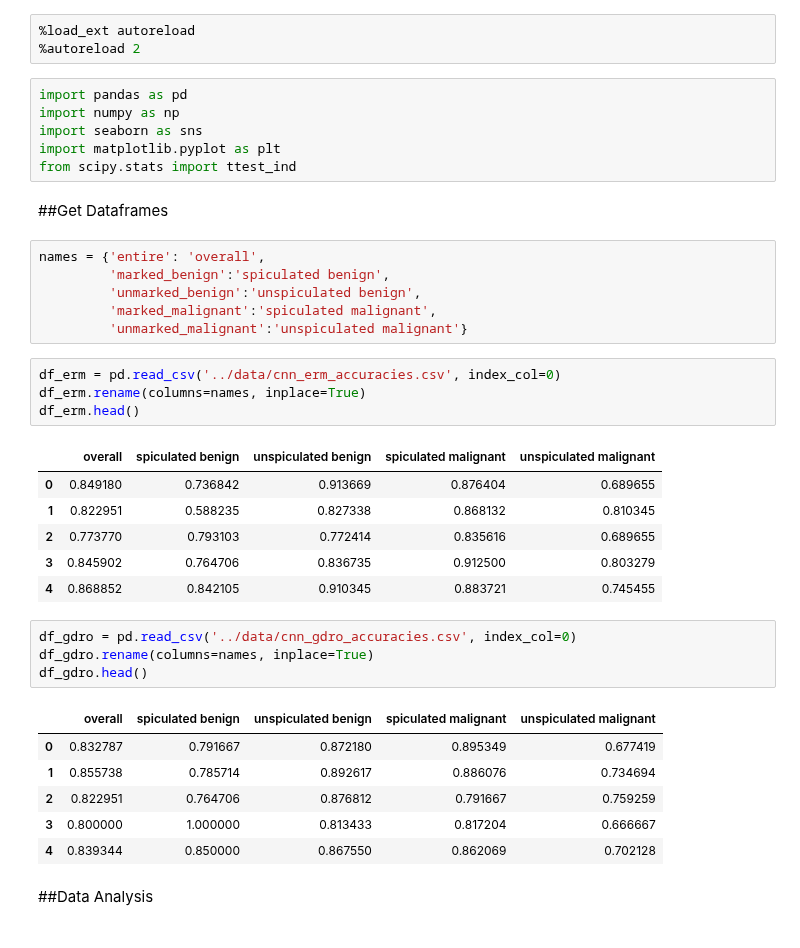
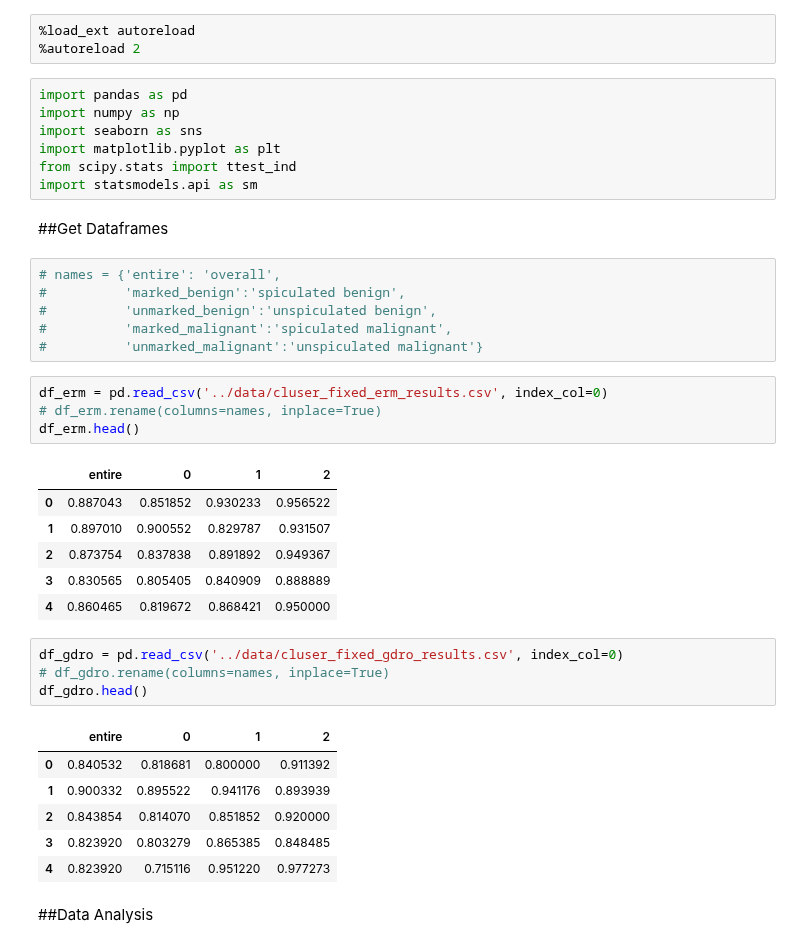
Before and after one commit to mtzig/LIDC_GDRO, a Jupyter notebook: notebooks/Transfer_Learning_ERM_gDRO.ipynb, the cells around one changed output. Saved outputs shown, nothing was run; the diff lists cells and outputs as text.

```diff
--- a/notebooks/Transfer_Learning_ERM_gDRO.ipynb
+++ b/notebooks/Transfer_Learning_ERM_gDRO.ipynb
@@ -15,36 +15,37 @@ import numpy as np
 import seaborn as sns
 import matplotlib.pyplot as plt
 from scipy.stats import ttest_ind
+import statsmodels.api as sm
 # %% [markdown]
 ##Get Dataframes
 # %%
-names = {'entire': 'overall',
-         'marked_benign':'spiculated benign',
-         'unmarked_benign':'unspiculated benign',
-         'marked_malignant':'spiculated malignant',
-         'unmarked_malignant':'unspiculated malignant'}
+# names = {'entire': 'overall',
+#          'marked_benign':'spiculated benign',
+#          'unmarked_benign':'unspiculated benign',
+#          'marked_malignant':'spiculated malignant',
+#          'unmarked_malignant':'unspiculated malignant'}
 # %%
-df_erm = pd.read_csv('../data/cnn_erm_accuracies.csv', index_col=0)
-df_erm.rename(columns=names, inplace=True)
+df_erm = pd.read_csv('../data/cluser_fixed_erm_results.csv', index_col=0)
+# df_erm.rename(columns=names, inplace=True)
 df_erm.head()
 # %% [output]
-|  | overall | spiculated benign | unspiculated benign | spiculated malignant | unspiculated malignant |
-| 0 | 0.849180 | 0.736842 | 0.913669 | 0.876404 | 0.689655 |
-| 1 | 0.822951 | 0.588235 | 0.827338 | 0.868132 | 0.810345 |
-| 2 | 0.773770 | 0.793103 | 0.772414 | 0.835616 | 0.689655 |
-| 3 | 0.845902 | 0.764706 | 0.836735 | 0.912500 | 0.803279 |
-| 4 | 0.868852 | 0.842105 | 0.910345 | 0.883721 | 0.745455 |
+|  | entire | 0 | 1 | 2 |
+| 0 | 0.887043 | 0.851852 | 0.930233 | 0.956522 |
+| 1 | 0.897010 | 0.900552 | 0.829787 | 0.931507 |
+| 2 | 0.873754 | 0.837838 | 0.891892 | 0.949367 |
+| 3 | 0.830565 | 0.805405 | 0.840909 | 0.888889 |
+| 4 | 0.860465 | 0.819672 | 0.868421 | 0.950000 |
 # %%
-df_gdro = pd.read_csv('../data/cnn_gdro_accuracies.csv', index_col=0)
-df_gdro.rename(columns=names, inplace=True)
+df_gdro = pd.read_csv('../data/cluser_fixed_gdro_results.csv', index_col=0)
+# df_gdro.rename(columns=names, inplace=True)
 df_gdro.head()
 # %% [output]
-|  | overall | spiculated benign | unspiculated benign | spiculated malignant | unspiculated malignant |
-| 0 | 0.832787 | 0.791667 | 0.872180 | 0.895349 | 0.677419 |
-| 1 | 0.855738 | 0.785714 | 0.892617 | 0.886076 | 0.734694 |
-| 2 | 0.822951 | 0.764706 | 0.876812 | 0.791667 | 0.759259 |
-| 3 | 0.800000 | 1.000000 | 0.813433 | 0.817204 | 0.666667 |
-| 4 | 0.839344 | 0.850000 | 0.867550 | 0.862069 | 0.702128 |
+|  | entire | 0 | 1 | 2 |
+| 0 | 0.840532 | 0.818681 | 0.800000 | 0.911392 |
+| 1 | 0.900332 | 0.895522 | 0.941176 | 0.893939 |
+| 2 | 0.843854 | 0.814070 | 0.851852 | 0.920000 |
+| 3 | 0.823920 | 0.803279 | 0.865385 | 0.848485 |
+| 4 | 0.823920 | 0.715116 | 0.951220 | 0.977273 |
 # %% [markdown]
 ##Data Analysis
 # %% [markdown]
```
Also changed, not shown: parts of 12 cells of this notebook, 7 other files.
